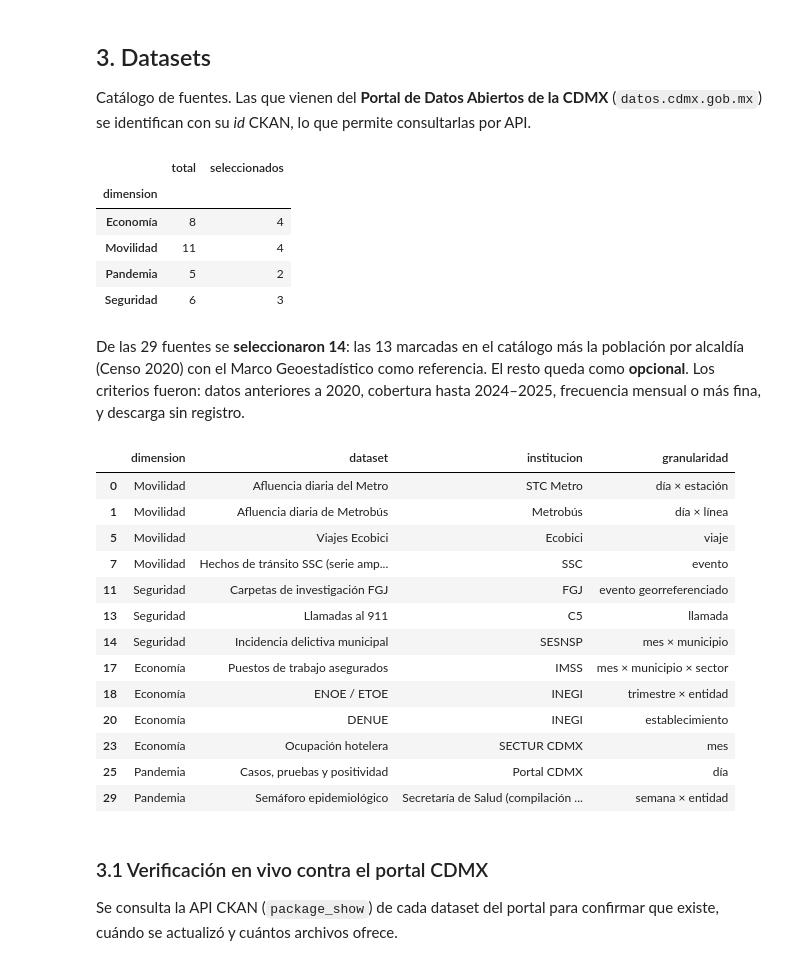
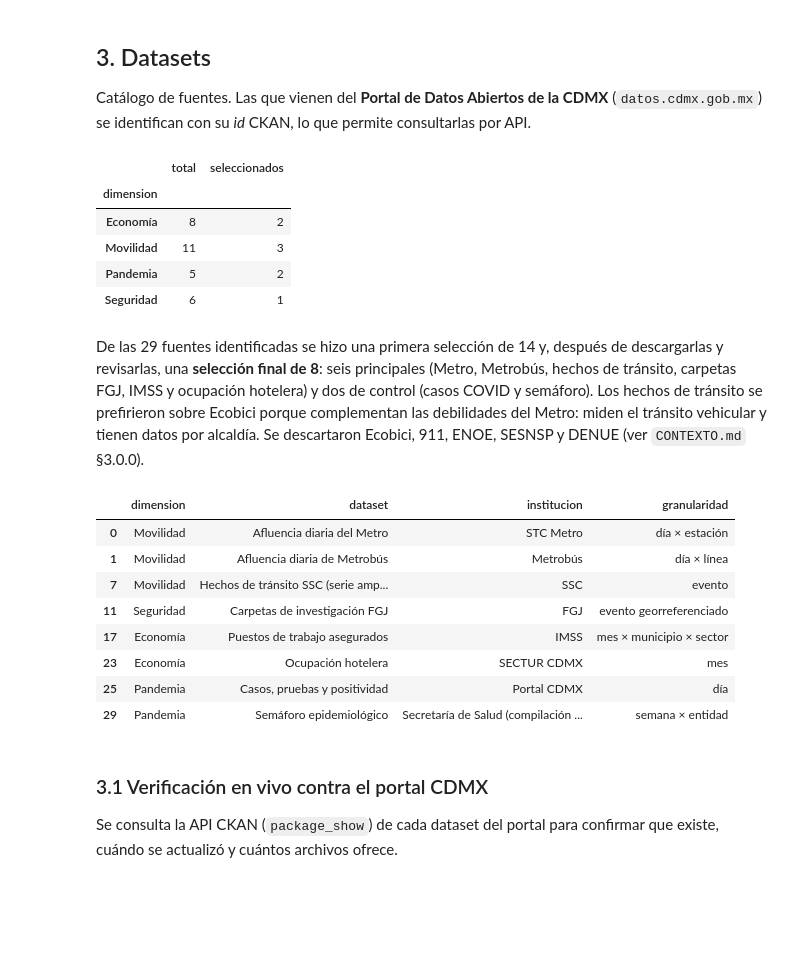
Before and after one commit to Angel788/Analisis-pandemia-covid-19, a Jupyter notebook: notebooks/00_contexto_y_datasets.ipynb, the cells around one changed output. Cells and saved outputs as stored; diff of their text form; code cells hidden in the pictures; blank space fills up the shorter version.

Commit message:
Limpieza de datos

```diff
--- a/notebooks/00_contexto_y_datasets.ipynb
+++ b/notebooks/00_contexto_y_datasets.ipynb
@@ -102,60 +102,55 @@ CATALOGO = pd.DataFrame([
     ("Seguridad", "Carpetas de investigación FGJ", "FGJ", "evento georreferenciado", "carpetas-de-investigacion-fgj-de-la-ciudad-de-mexico"),
     ("Seguridad", "Víctimas en carpetas FGJ", "FGJ", "víctima", "victimas-en-carpetas-de-investigacion-fgj"),
     ("Seguridad", "Llamadas al 911", "C5", "llamada", "llamadas-numero-de-atencion-a-emergencias-911"),
     ("Seguridad", "Incidencia delictiva municipal", "SESNSP", "mes × municipio", "https://www.gob.mx/sesnsp/acciones-y-programas/datos-abiertos-de-incidencia-delictiva"),
     ("Seguridad", "ENSU (percepción de inseguridad)", "INEGI", "trimestre × ciudad", "https://www.inegi.org.mx/programas/ensu/"),
     ("Seguridad", "ENVIPE (victimización)", "INEGI", "año × entidad", "https://www.inegi.org.mx/programas/envipe/"),
     ("Economía", "Puestos de trabajo asegurados", "IMSS", "mes × municipio × sector", "http://datos.imss.gob.mx/"),
     ("Economía", "ENOE / ETOE", "INEGI", "trimestre × entidad", "https://www.inegi.org.mx/programas/enoe/15ymas/"),
     ("Economía", "ITAEE", "INEGI", "trimestre × entidad", "https://www.inegi.org.mx/temas/itaee/"),
     ("Economía", "DENUE", "INEGI", "establecimiento", "https://www.inegi.org.mx/app/descarga/?ti=6"),
     ("Economía", "Directorio de unidades económicas CDMX", "Portal CDMX", "establecimiento", "directorio-estadistico-de-unidades-economicas-ciudad-de-mexico"),
     ("Economía", "Seguro de desempleo CDMX", "STyFE", "por revisar", "solicitudes-seguro-de-desempleo"),
     ("Economía", "Ocupación hotelera", "SECTUR CDMX", "mes", "ocupacion-hotelera-en-la-ciudad-de-mexico"),
     ("Economía", "Monitor Estadístico CDMX", "Gobierno CDMX", "por revisar", "indicadores-monitor-estadistico-de-la-ciudad-de-mexico"),
     ("Pandemia", "Casos, pruebas y positividad", "Portal CDMX", "día", "total-de-pruebas-total-de-positivos-y-tasa-de-positividad"),
     ("Pandemia", "Base SINAVE COVID-19", "SINAVE", "caso", "base-covid-sinave"),
     ("Pandemia", "Casos por colonia", "SINAVE", "colonia", "covid-19-sinave-ciudad-de-mexico-a-nivel-colonia"),
     ("Pandemia", "Capacidad hospitalaria ZMVM", "Portal CDMX", "día × hospital", "capacidad-hospitalaria"),
     ("Pandemia", "Semáforo epidemiológico", "Secretaría de Salud (compilación semaforos)", "semana × entidad", "https://github.com/Bisaloo/semaforos"),
 ], columns=["dimension", "dataset", "institucion", "granularidad", "fuente"])
 
 CATALOGO["portal_cdmx"] = ~CATALOGO["fuente"].str.startswith("http")
 
-# Selección (26-sep-2026): 14 datasets; el resto queda como opcional.
-# Criterios: línea base anterior a 2020, cobertura hasta 2024-2025, mensual o más fino, sin registro.
+# Selección final (26-sep-2026): 8 datasets = 6 principales + 2 de control (COVID y semáforo).
+# Ecobici se cambió por los hechos de tránsito: complementan al Metro (tránsito vehicular, datos por alcaldía).
+# Descartados: Ecobici, 911, ENOE, SESNSP, DENUE (sus archivos siguen en data/raw/).
 SELECCIONADOS = {
-    "Afluencia diaria del Metro", "Afluencia diaria de Metrobús", "Viajes Ecobici",
-    "Hechos de tránsito SSC (serie ampliada)", "Carpetas de investigación FGJ", "Llamadas al 911",
-    "Incidencia delictiva municipal", "Puestos de trabajo asegurados", "ENOE / ETOE", "DENUE",
-    "Ocupación hotelera", "Casos, pruebas y positividad", "Semáforo epidemiológico",
+    "Afluencia diaria del Metro", "Afluencia diaria de Metrobús",
+    "Hechos de tránsito SSC (serie ampliada)", "Carpetas de investigación FGJ",
+    "Puestos de trabajo asegurados", "Ocupación hotelera",
+    "Casos, pruebas y positividad", "Semáforo epidemiológico",
 }
 CATALOGO["seleccionado"] = CATALOGO["dataset"].isin(SELECCIONADOS)
-# El 14.º es Población (Censo 2020) + Marco Geoestadístico, que se usa como referencia y no está en este catálogo.
 CATALOGO.groupby("dimension")["seleccionado"].agg(total="size", seleccionados="sum")
 # %% [output]
 |  | total | seleccionados |
 | dimension |  |  |
-| Economía | 8 | 4 |
-| Movilidad | 11 | 4 |
+| Economía | 8 | 2 |
+| Movilidad | 11 | 3 |
 | Pandemia | 5 | 2 |
-| Seguridad | 6 | 3 |
+| Seguridad | 6 | 1 |
-# %% [markdown]
-De las 29 fuentes se **seleccionaron 14**: las 13 marcadas en el catálogo más la población por alcaldía (Censo 2020) con el Marco Geoestadístico como referencia. El resto queda como **opcional**. Los criterios fueron: datos anteriores a 2020, cobertura hasta 2024–2025, frecuencia mensual o más fina, y descarga sin registro.
+# %% [markdown]
+De las 29 fuentes identificadas se hizo una primera selección de 14 y, después de descargarlas y revisarlas, una **selección final de 8**: seis principales (Metro, Metrobús, hechos de tránsito, carpetas FGJ, IMSS y ocupación hotelera) y dos de control (casos COVID y semáforo). Los hechos de tránsito se prefirieron sobre Ecobici porque complementan las debilidades del Metro: miden el tránsito vehicular y tienen datos por alcaldía. Se descartaron Ecobici, 911, ENOE, SESNSP y DENUE (ver `CONTEXTO.md` §3.0.0).
 # %%
 CATALOGO[CATALOGO.seleccionado][["dimension", "dataset", "institucion", "granularidad"]]
 # %% [output]
 |  | dimension | dataset | institucion | granularidad |
 | 0 | Movilidad | Afluencia diaria del Metro | STC Metro | día × estación |
 | 1 | Movilidad | Afluencia diaria de Metrobús | Metrobús | día × línea |
-| 5 | Movilidad | Viajes Ecobici | Ecobici | viaje |
 | 7 | Movilidad | Hechos de tránsito SSC (serie amp... | SSC | evento |
 | 11 | Seguridad | Carpetas de investigación FGJ | FGJ | evento georreferenciado |
-| 13 | Seguridad | Llamadas al 911 | C5 | llamada |
-| 14 | Seguridad | Incidencia delictiva municipal | SESNSP | mes × municipio |
 | 17 | Economía | Puestos de trabajo asegurados | IMSS | mes × municipio × sector |
-| 18 | Economía | ENOE / ETOE | INEGI | trimestre × entidad |
-| 20 | Economía | DENUE | INEGI | establecimiento |
 | 23 | Economía | Ocupación hotelera | SECTUR CDMX | mes |
 | 25 | Pandemia | Casos, pruebas y positividad | Portal CDMX | día |
 | 29 | Pandemia | Semáforo epidemiológico | Secretaría de Salud (compilación ... | semana × entidad |
```
Also changed, not shown: parts of 1 cell of this notebook, 44 other files.
